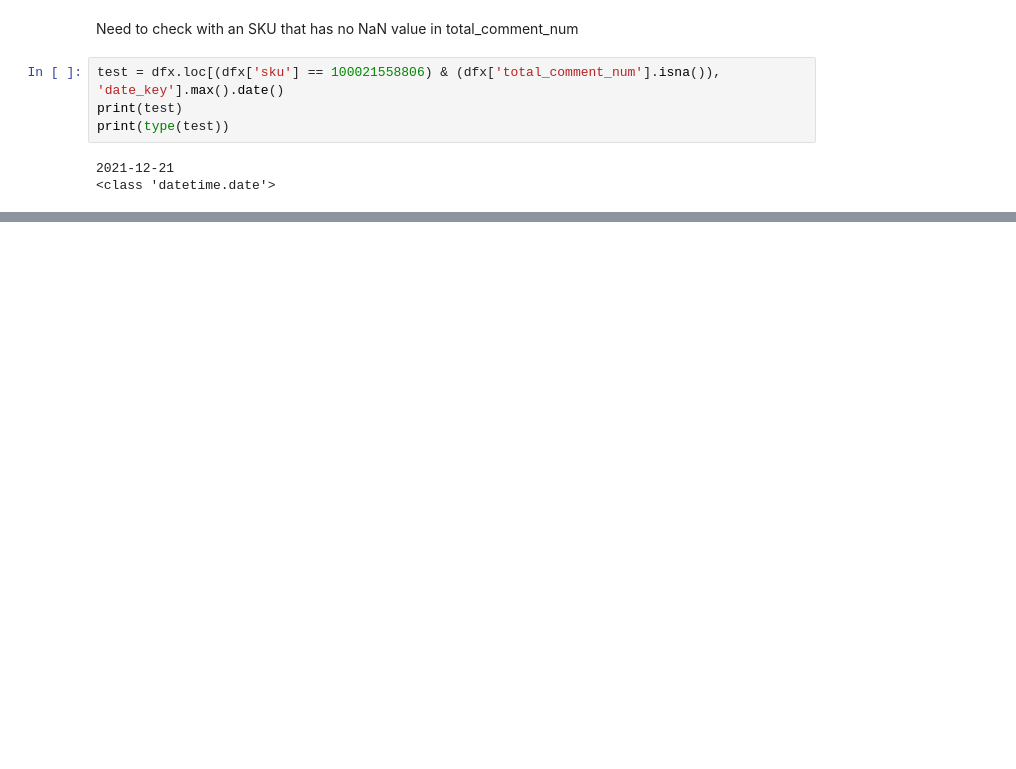
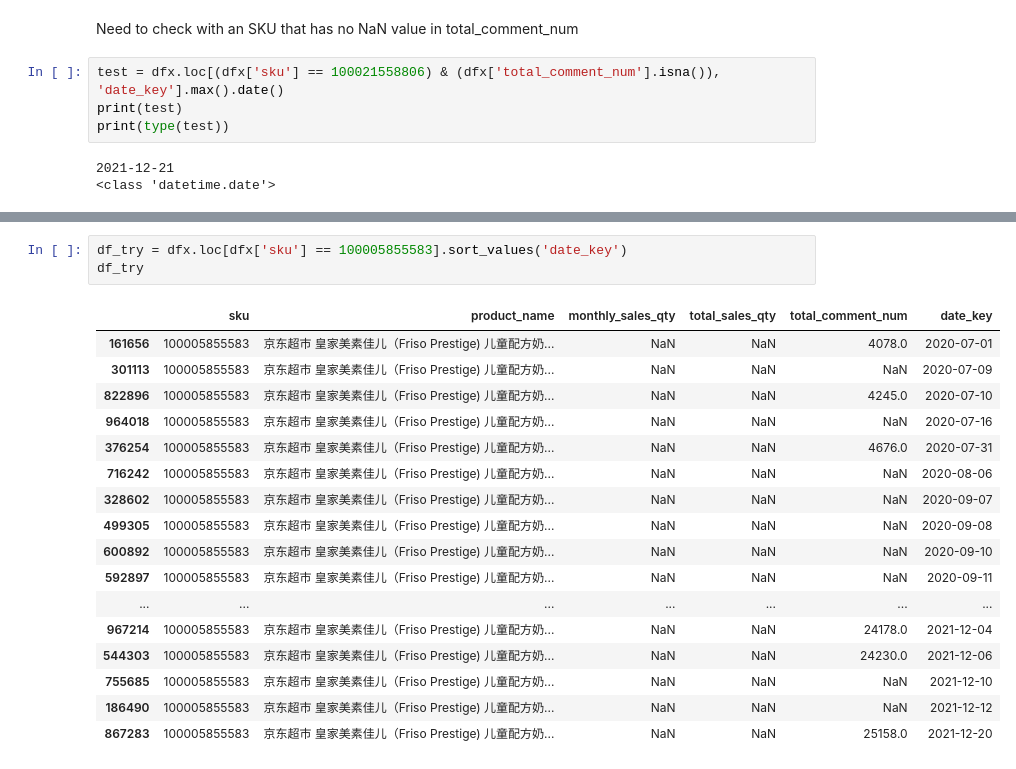
Before and after one commit to Shakib-IO/Python_Practice, a Jupyter notebook: EDMI/SSV4_n1_Dip.ipynb, the cells around one changed output, grey strips where cells are left out. Saved outputs shown, nothing was run; the diff lists cells and outputs as text; blank space fills up the shorter version.

```diff
--- a/EDMI/SSV4_n1_Dip.ipynb
+++ b/EDMI/SSV4_n1_Dip.ipynb
@@ -619,0 +729,21 @@ print(type(test))
+# %%
+df_try = dfx.loc[dfx['sku'] == 100005855583].sort_values('date_key')
+df_try
+# %% [output]
+|  | sku | product_name | monthly_sales_qty | total_sales_qty | total_comment_num | date_key |
+| 161656 | 100005855583 | 京东超市 皇家美素佳儿（Friso Prestige) 儿童配方奶... | NaN | NaN | 4078.0 | 2020-07-01 |
+| 301113 | 100005855583 | 京东超市 皇家美素佳儿（Friso Prestige) 儿童配方奶... | NaN | NaN | NaN | 2020-07-09 |
+| 822896 | 100005855583 | 京东超市 皇家美素佳儿（Friso Prestige) 儿童配方奶... | NaN | NaN | 4245.0 | 2020-07-10 |
+| 964018 | 100005855583 | 京东超市 皇家美素佳儿（Friso Prestige) 儿童配方奶... | NaN | NaN | NaN | 2020-07-16 |
+| 376254 | 100005855583 | 京东超市 皇家美素佳儿（Friso Prestige) 儿童配方奶... | NaN | NaN | 4676.0 | 2020-07-31 |
+| 716242 | 100005855583 | 京东超市 皇家美素佳儿（Friso Prestige) 儿童配方奶... | NaN | NaN | NaN | 2020-08-06 |
+| 328602 | 100005855583 | 京东超市 皇家美素佳儿（Friso Prestige) 儿童配方奶... | NaN | NaN | NaN | 2020-09-07 |
+| 499305 | 100005855583 | 京东超市 皇家美素佳儿（Friso Prestige) 儿童配方奶... | NaN | NaN | NaN | 2020-09-08 |
+| 600892 | 100005855583 | 京东超市 皇家美素佳儿（Friso Prestige) 儿童配方奶... | NaN | NaN | NaN | 2020-09-10 |
+| 592897 | 100005855583 | 京东超市 皇家美素佳儿（Friso Prestige) 儿童配方奶... | NaN | NaN | NaN | 2020-09-11 |
+| ... | ... | ... | ... | ... | ... | ... |
+| 967214 | 100005855583 | 京东超市 皇家美素佳儿（Friso Prestige) 儿童配方奶... | NaN | NaN | 24178.0 | 2021-12-04 |
+| 544303 | 100005855583 | 京东超市 皇家美素佳儿（Friso Prestige) 儿童配方奶... | NaN | NaN | 24230.0 | 2021-12-06 |
+| 755685 | 100005855583 | 京东超市 皇家美素佳儿（Friso Prestige) 儿童配方奶... | NaN | NaN | NaN | 2021-12-10 |
+| 186490 | 100005855583 | 京东超市 皇家美素佳儿（Friso Prestige) 儿童配方奶... | NaN | NaN | NaN | 2021-12-12 |
+| 867283 | 100005855583 | 京东超市 皇家美素佳儿（Friso Prestige) 儿童配方奶... | NaN | NaN | 25158.0 | 2021-12-20 |
```
Also changed, not shown: parts of 22 cells of this notebook, 1 other file.
